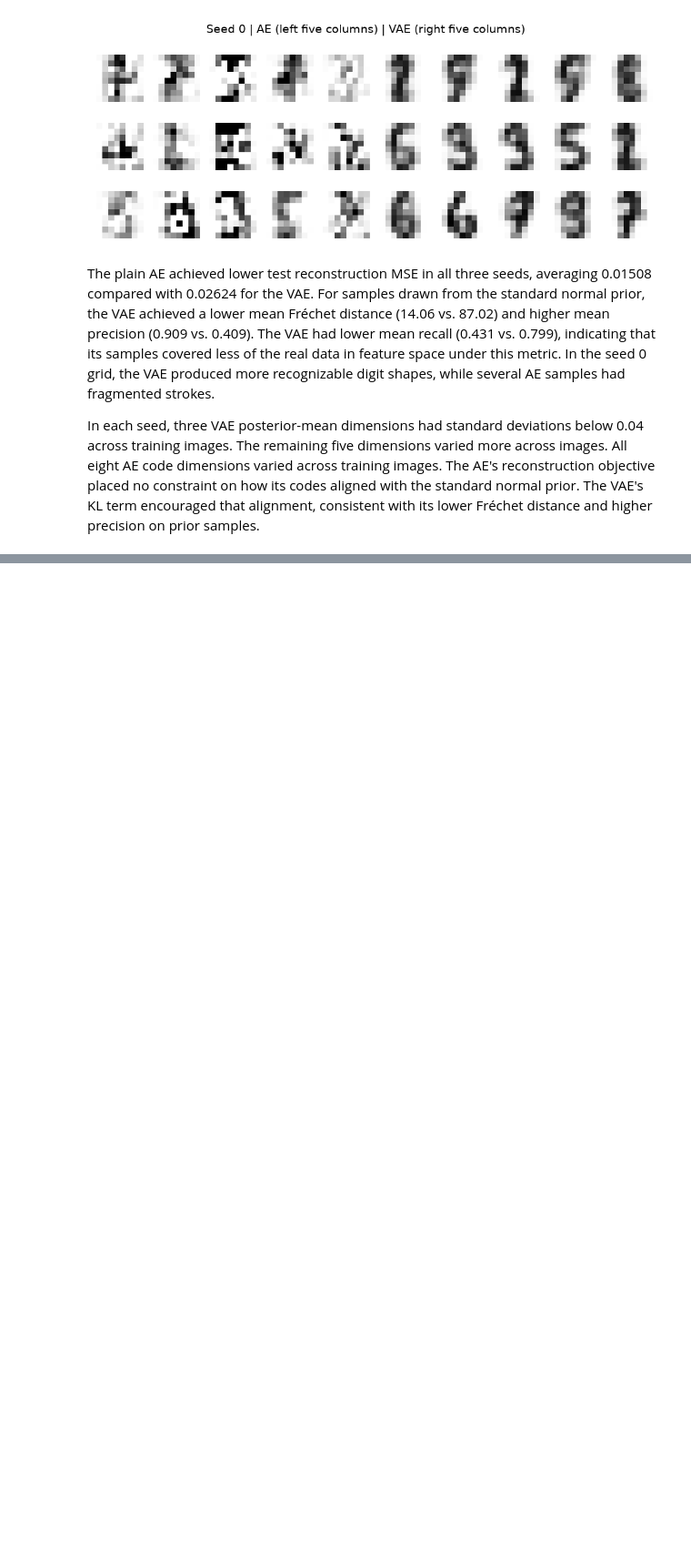
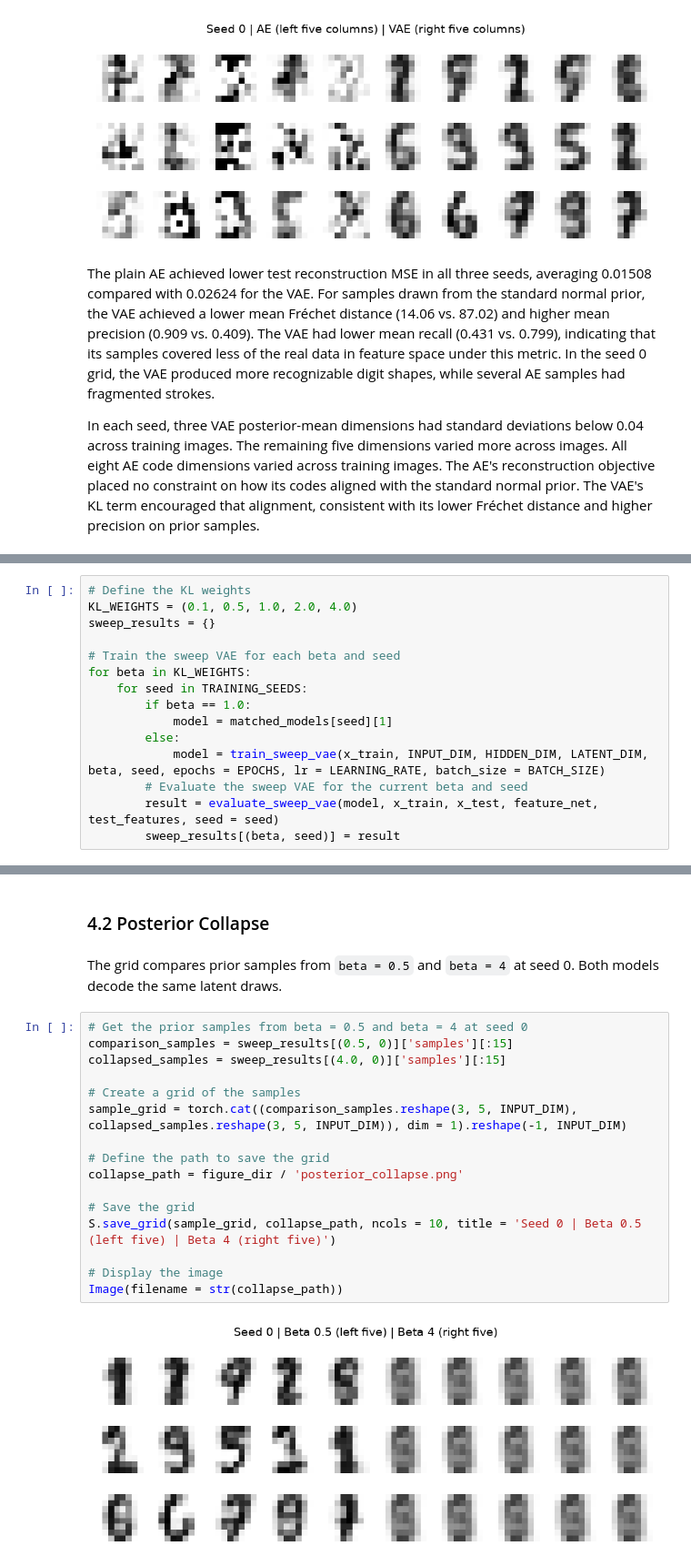
Before and after one commit to dancmartin11/aigc-5500-lab-07-latent-spaces, a Jupyter notebook: daniel_alejandro_castillo_martin_LAB7.ipynb, the cells around one changed output, grey strips where cells are left out. Shown at 91% size. Drawn from its saved outputs; the diff is of its cells as text; blank space fills up the shorter version.

Commit message:
2026-11-15 - Evaluate KL weights and visualize posterior collapse.

```diff
--- a/daniel_alejandro_castillo_martin_LAB7.ipynb
+++ b/daniel_alejandro_castillo_martin_LAB7.ipynb
@@ -288,0 +299,15 @@ In each seed, three VAE posterior-mean dimensions had standard deviations below
+# %%
+# Define the KL weights
+KL_WEIGHTS = (0.1, 0.5, 1.0, 2.0, 4.0)
+sweep_results = {}
+
+# Train the sweep VAE for each beta and seed
+for beta in KL_WEIGHTS:
+    for seed in TRAINING_SEEDS:
+        if beta == 1.0:
+            model = matched_models[seed][1]
+        else:
+            model = train_sweep_vae(x_train, INPUT_DIM, HIDDEN_DIM, LATENT_DIM, beta, seed, epochs = EPOCHS, lr = LEARNING_RATE, batch_size = BATCH_SIZE)
+        # Evaluate the sweep VAE for the current beta and seed
+        result = evaluate_sweep_vae(model, x_train, x_test, feature_net, test_features, seed = seed)
+        sweep_results[(beta, seed)] = result
@@ -288,0 +355,22 @@ In each seed, three VAE posterior-mean dimensions had standard deviations below
+# %% [markdown]
+### 4.2 Posterior Collapse
+# %% [markdown]
+The grid compares prior samples from `beta = 0.5` and `beta = 4` at seed 0. Both models decode the same latent draws.
+# %%
+# Get the prior samples from beta = 0.5 and beta = 4 at seed 0
+comparison_samples = sweep_results[(0.5, 0)]['samples'][:15]
+collapsed_samples = sweep_results[(4.0, 0)]['samples'][:15]
+
+# Create a grid of the samples
+sample_grid = torch.cat((comparison_samples.reshape(3, 5, INPUT_DIM), collapsed_samples.reshape(3, 5, INPUT_DIM)), dim = 1).reshape(-1, INPUT_DIM)
+
+# Define the path to save the grid
+collapse_path = figure_dir / 'posterior_collapse.png'
+
+# Save the grid
+S.save_grid(sample_grid, collapse_path, ncols = 10, title = 'Seed 0 | Beta 0.5 (left five) | Beta 4 (right five)')
+
+# Display the image
+Image(filename = str(collapse_path))
+# %% [output]
+[figure, added]
```
Also changed, not shown: parts of 6 cells of this notebook, 4 other files.
